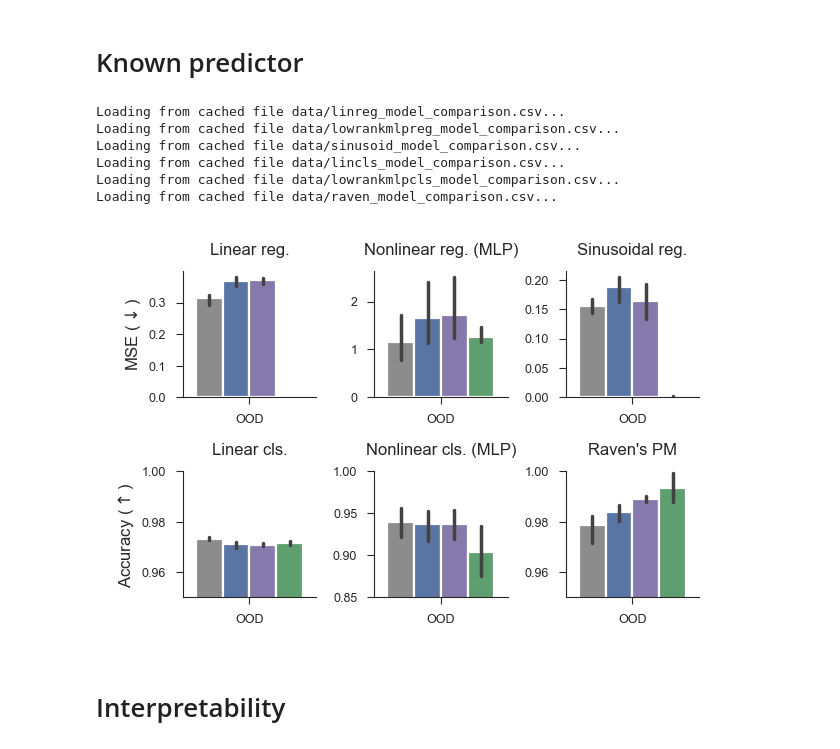
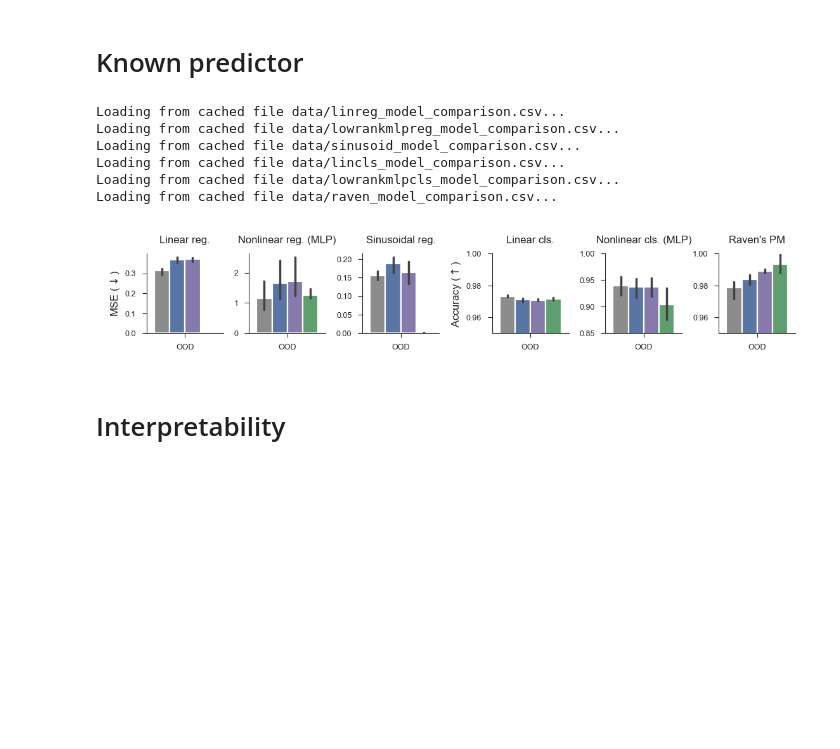
Before and after one commit to EricElmoznino/explicit_implicit_icl, a Jupyter notebook: notebooks/neurips/figures.ipynb, the cells around one changed output. Drawn from its saved outputs; the diff is of its cells as text; code cells hidden in the pictures; blank space fills up the shorter version.

Commit message:
Updated figure panels

```diff
--- a/notebooks/neurips/figures.ipynb
+++ b/notebooks/neurips/figures.ipynb
@@ -602,7 +602,7 @@ data_raven = get_run_performances(
 )
 data_raven = data_raven[data_raven["model"] != "explicit-mlp"]
 
-fig, axs = plt.subplots(nrows=2, ncols=3, figsize=(3, 2))
+fig, axs = plt.subplots(nrows=1, ncols=6, figsize=(5.5, 1))
 
 model_comparison_barplot(
     data=data_linreg,
@@ -610,9 +610,9 @@ model_comparison_barplot(
     metric_short_names={"val/wide_MSE": "OOD"},
     metric_units=r"MSE ($\downarrow$)",
     err_kws={"linewidth": 1.25},
-    ax=axs[0, 0],
+    ax=axs[0],
 )
-axs[0, 0].set(title="Linear reg.")
+axs[0].set(title="Linear reg.")
 
 model_comparison_barplot(
     data=data_lowrankmlpreg,
@@ -620,9 +620,9 @@ model_comparison_barplot(
     metric_short_names={"val/wide_MSE": "OOD"},
     metric_units=r"MSE ($\downarrow$)",
     err_kws={"linewidth": 1.25},
-    ax=axs[0, 1],
+    ax=axs[1],
 )
-axs[0, 1].set(title="Nonlinear reg. (MLP)")
+axs[1].set(title="Nonlinear reg. (MLP)")
 
 model_comparison_barplot(
     data=data_sinreg,
@@ -630,9 +630,9 @@ model_comparison_barplot(
     metric_short_names={"val/wide_MSE": "OOD"},
     metric_units=r"MSE ($\downarrow$)",
     err_kws={"linewidth": 1.25},
-    ax=axs[0, 2],
+    ax=axs[2],
 )
-axs[0, 2].set(title="Sinusoidal reg.")
+axs[2].set(title="Sinusoidal reg.")
 
 model_comparison_barplot(
     data=data_lincls,
@@ -640,46 +640,45 @@ model_comparison_barplot(
     metric_short_names={"val/wide_Accuracy": "OOD"},
     metric_units=r"Accuracy ($\uparrow$)",
     err_kws={"linewidth": 1.25},
-    ax=axs[1, 0],
+    ax=axs[3],
 )
-axs[1, 0].set(ylim=(0.95, 1.0), title="Linear cls.")
+axs[3].set(ylim=(0.95, 1.0), title="Linear cls.")
 
 model_comparison_barplot(
     data=data_lowrankmlpcls,
     metrics=["val/wide_Accuracy"],
     metric_short_names={"val/wide_Accuracy": "OOD"},
     metric_units=r"Accuracy ($\uparrow$)",
     err_kws={"linewidth": 1.25},
-    ax=axs[1, 1],
+    ax=axs[4],
 )
-axs[1, 1].set(ylim=(0.85, 1.0), title="Nonlinear cls. (MLP)")
+axs[4].set(ylim=(0.85, 1.0), title="Nonlinear cls. (MLP)")
 
 model_comparison_barplot(
     data=data_raven,
     metrics=["val_ood/accuracy"],
     metric_short_names={"val_ood/accuracy": "OOD"},
     metric_units=r"Accuracy ($\uparrow$)",
     err_kws={"linewidth": 1.25},
-    ax=axs[1, 2],
+    ax=axs[5],
 )
-axs[1, 2].set(ylim=(0.95, 1.0), title="Raven's PM")
+axs[5].set(ylim=(0.95, 1.0), title="Raven's PM")
 
-for ax in axs.flatten():
+for i, ax in enumerate(axs.flatten()):
     ax.legend().remove()
-for i in range(1, axs.shape[1]):
-    axs[0, i].set(ylabel=None)
-    axs[1, i].set(ylabel=None)
+    if i != 0 and i != 3:
+        ax.set(ylabel=None)
 
 fig.savefig("saved/known_predictor.pdf")
 plt.show()
 # %% [output]
 Loading from cached file data/linreg_model_comparison.csv...
 Loading from cached file data/lowrankmlpreg_model_comparison.csv...
 Loading from cached file data/sinusoid_model_comparison.csv...
 Loading from cached file data/lincls_model_comparison.csv...
 Loading from cached file data/lowrankmlpcls_model_comparison.csv...
 Loading from cached file data/raven_model_comparison.csv...
-[figure, old version]
+[figure, new version]
 # %% [markdown]
 # Interpretability
 # %%
```
Also changed, not shown: 6 other files.
